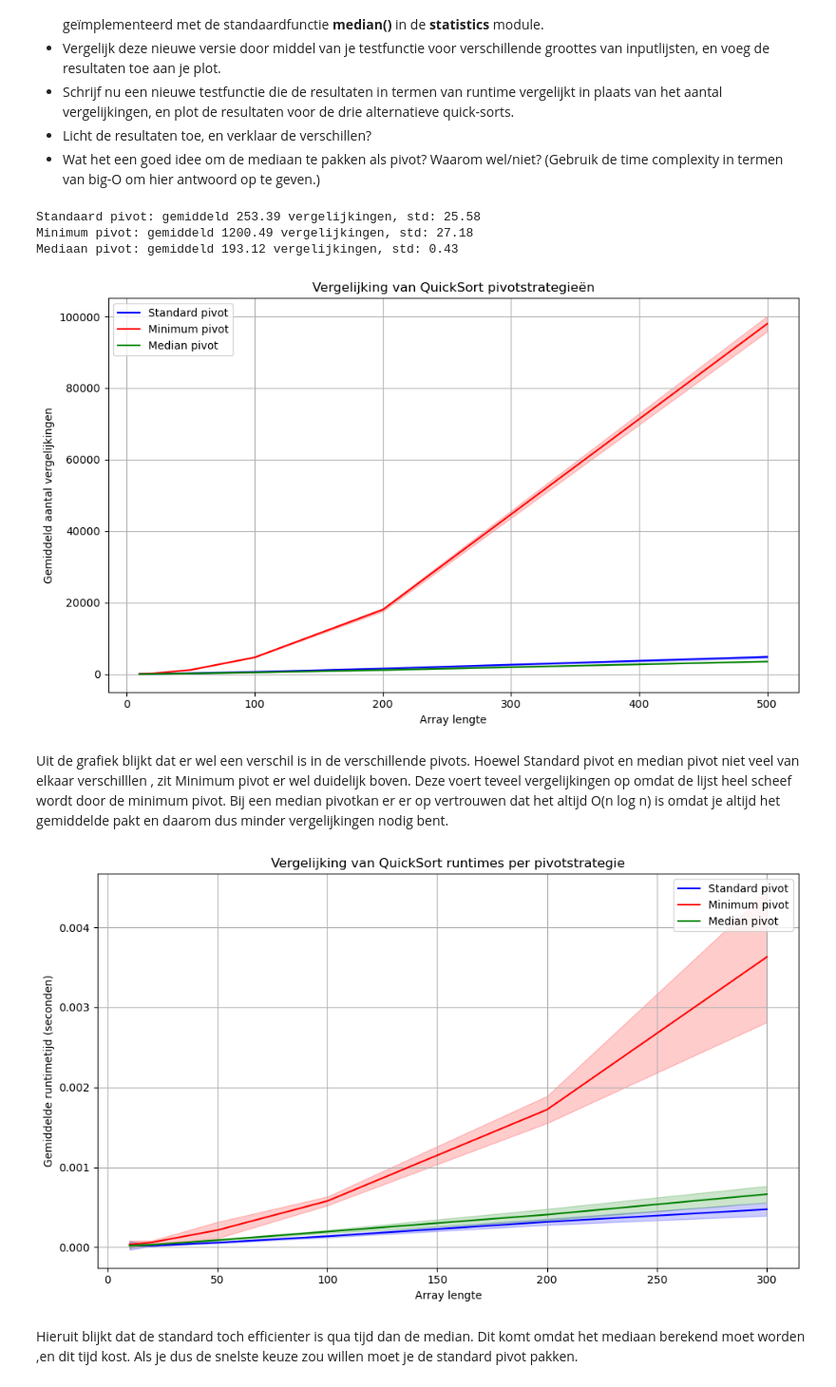
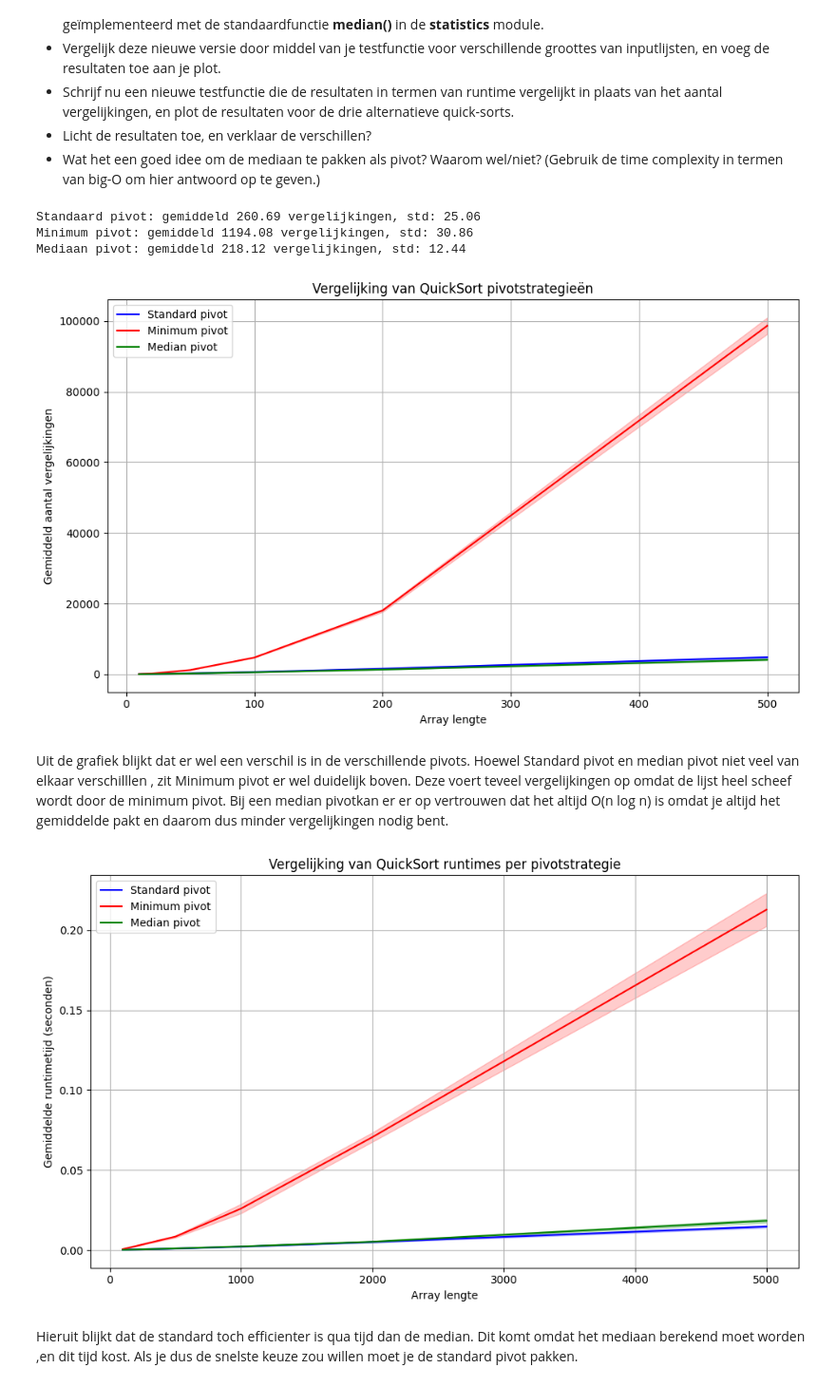
Before and after one commit to ForFoxSakes/TI-S4-opdrachten, a Jupyter notebook: ALDS/ALDS_2.ipynb, the cells around one changed output. Shown at 95% size. Saved outputs shown, nothing was run; the diff lists cells and outputs as text; code cells hidden in the pictures.

```diff
--- a/ALDS/ALDS_2.ipynb
+++ b/ALDS/ALDS_2.ipynb
@@ -352,10 +352,17 @@ def partition_medianpivot(a, lo, hi):
 
     return partition_standard(a, lo, hi)
 
+def partition_median_of_three(a, lo, hi):
+    mid = (lo + hi) // 2
+    trio = [(a[lo], lo), (a[mid], mid), (a[hi], hi)]
+    trio.sort()
+    median_index = trio[1][1]
+    a[median_index], a[hi] = a[hi], a[median_index]
+    return partition_standard(a, lo, hi)
 
 def quicksort_medianpivot(arr):
     arr_copy = np.copy(arr)
-    total_cmp = _quicksort_recursive(arr_copy, 0, len(arr_copy) - 1, partition_medianpivot)
+    total_cmp = _quicksort_recursive(arr_copy, 0, len(arr_copy) - 1, partition_median_of_three)
     return arr_copy, total_cmp
 
 mean_med, std_med = test_quicksort_variant(quicksort_medianpivot, 100, 50)
@@ -406,10 +413,10 @@ def plot_comparisons(lengths=[10, 20, 50, 100, 200,500], num_trials=100):
 
 plot_comparisons()
 # %% [output]
-Standaard pivot: gemiddeld 253.39 vergelijkingen, std: 25.58
-Minimum pivot: gemiddeld 1200.49 vergelijkingen, std: 27.18
-Mediaan pivot: gemiddeld 193.12 vergelijkingen, std: 0.43
+Standaard pivot: gemiddeld 260.69 vergelijkingen, std: 25.06
+Minimum pivot: gemiddeld 1194.08 vergelijkingen, std: 30.86
+Mediaan pivot: gemiddeld 218.12 vergelijkingen, std: 12.44
-[figure, old version]
+[figure, new version]
 # %% [markdown]
 
 Uit de grafiek blijkt dat er wel een verschil is in de verschillende pivots. Hoewel Standard pivot en median pivot niet veel van elkaar verschilllen , zit Minimum pivot er wel duidelijk boven. Deze voert teveel vergelijkingen op omdat de lijst heel scheef wordt door de minimum pivot. Bij een median pivotkan er er op vertrouwen dat het altijd O(n log n) is omdat je altijd het gemiddelde pakt en daarom dus minder vergelijkingen nodig bent.
@@ -427,7 +434,7 @@ def test_runtime_variant(quicksort_fn, num_trials, length):
 
     return statistics.mean(runtimes), statistics.stdev(runtimes)
 
-def plot_runtime_comparisons(lengths=[10, 20, 50, 100, 200, 300], num_trials=100):
+def plot_runtime_comparisons(lengths=[100, 500, 1000, 2000, 5000], num_trials=100):
     mean_std, std_std = [], []
     mean_min, std_min = [], []
     mean_med, std_med = [], []
@@ -441,34 +448,34 @@ def plot_runtime_comparisons(lengths=[10, 20, 50, 100, 200, 300], num_trials=100
         std_std.append(s_std)
         mean_min.append(m_min)
         std_min.append(s_min)
         mean_med.append(m_med)
         std_med.append(s_med)
 
     x = lengths
     plt.figure(figsize=(10, 6))
 
     plt.plot(x, mean_std, label="Standard pivot", color="blue")
     plt.fill_between(x, np.array(mean_std) - np.array(std_std),
                         np.array(mean_std) + np.array(std_std), alpha=0.2, color="blue")
 
     plt.plot(x, mean_min, label="Minimum pivot", color="red")
     plt.fill_between(x, np.array(mean_min) - np.array(std_min),
                         np.array(mean_min) + np.array(std_min), alpha=0.2, color="red")
 
     plt.plot(x, mean_med, label="Median pivot", color="green")
     plt.fill_between(x, np.array(mean_med) - np.array(std_med),
                         np.array(mean_med) + np.array(std_med), alpha=0.2, color="green")
 
     plt.xlabel("Array lengte")
     plt.ylabel("Gemiddelde runtimetijd (seconden)")
     plt.title("Vergelijking van QuickSort runtimes per pivotstrategie")
     plt.legend()
     plt.grid(True)
     plt.tight_layout()
 
 plot_runtime_comparisons()
 # %% [output]
-[figure, old version]
+[figure, new version]
 # %% [markdown]
 Hieruit blijkt dat de standard toch efficienter is qua tijd dan de median. Dit komt omdat het mediaan berekend moet worden ,en dit tijd kost. Als je dus de snelste keuze zou willen moet je de standard pivot pakken.
 # %% [markdown]
```
Also changed, not shown: parts of 2 cells of this notebook, 46 other files.
